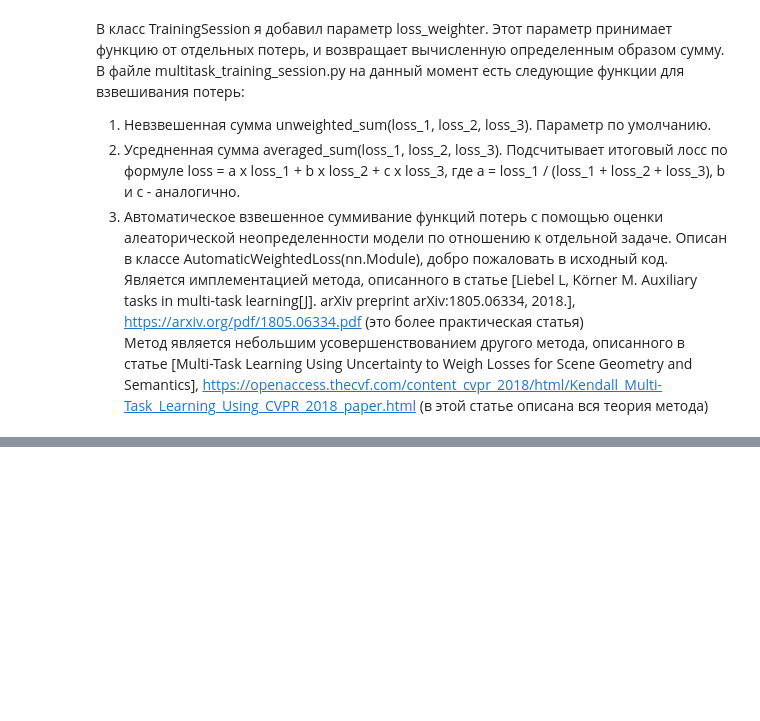
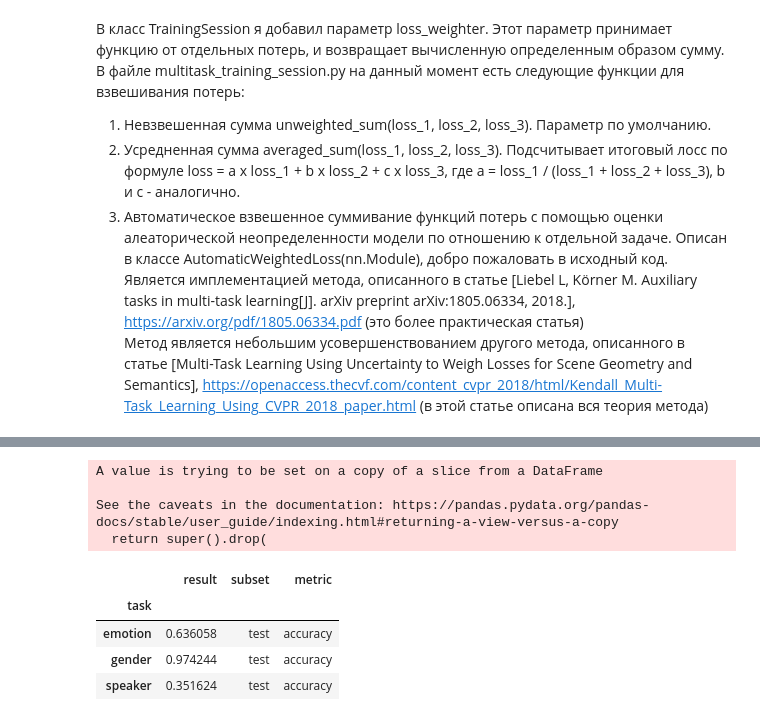
Before and after one commit to iamryabinov/SER_neuro, a Jupyter notebook: multi_try.ipynb, the cells around one changed output, grey strips where cells are left out. Cells and saved outputs as stored; diff of their text form; code cells hidden in the pictures; blank space fills up the shorter version.

```diff
--- a/multi_try.ipynb
+++ b/multi_try.ipynb
@@ -167,0 +275,11 @@ results_test_accuracy.groupby('task').max()
+# %%
+train_ds = ds.IemocapDataset(  # Без препроцессинга, тренировочный
+    PATH_TO_PICKLE, IEMOCAP_PATH_TO_WAVS, IEMOCAP_PATH_TO_EGEMAPS, IEMOCAP_PATH_FOR_PARSER,
+    base_name='IEMOCAP-4', label_type='four', mode='train', preprocessing=False,
+    augmentation=True, padding='repeat', spectrogram_shape=224, spectrogram_type='melspec', tasks=('emotion', 'speaker', 'gender')
+)
+test_ds = ds.IemocapDataset(  # Без препроцессинга, тестовый
+    PATH_TO_PICKLE, IEMOCAP_PATH_TO_WAVS, IEMOCAP_PATH_TO_EGEMAPS, IEMOCAP_PATH_FOR_PARSER,
+    base_name='IEMOCAP-4', label_type='four', mode='test', preprocessing=False,
+    augmentation=True, padding='repeat', spectrogram_shape=224, spectrogram_type='melspec', tasks=('emotion', 'speaker', 'gender')
+)
@@ -167,0 +291,23 @@ results_test_accuracy.groupby('task').max()
+# %%
+model = md_multi.AlexNetMultiTask(4, 10, 2)
+awl = AutomaticWeightedLoss(num=3)
+optimizer = torch.optim.Adam([
+                {'params': model.parameters(), 'lr': 3e-6},
+                {'params': awl.parameters(), 'weight_decay': 0}
+            ])
+device = torch.device("cuda" if torch.cuda.is_available() else "cpu")
+# device = torch.device("cpu")
+criterion = nn.CrossEntropyLoss()
+ts = TrainingSession(name='UncertaintyWeighting',
+                      model=model,
+                      train_dataset=train_ds,
+                      test_dataset=test_ds,
+                      criterion=criterion,
+                      optimizer=optimizer,
+                      num_epochs=400,
+                      batch_size=32,
+                      device=device,
+                     path_to_weights=WEIGHTS_FOLDER,
+                     path_to_results=RESULTS_FOLDER,
+                    loss_weighter=awl  # Из файла multitask_training_session.py
+                    )
@@ -167,0 +366,16 @@ results_test_accuracy.groupby('task').max()
+# %%
+results = pd.read_csv(os.path.join(ts.path_to_results, f'{ts.name}_results.csv'), delimiter=';')
+results_test = results.loc[results['subset']=='test']
+results_test_accuracy = results_test.loc[results_test['metric']=='accuracy']
+results_test_accuracy.drop('epoch', axis=1, inplace=True)
+results_test_accuracy.groupby('task').max()
+# %% [output]
+A value is trying to be set on a copy of a slice from a DataFrame
+
+See the caveats in the documentation: https://pandas.pydata.org/pandas-docs/stable/user_guide/indexing.html#returning-a-view-versus-a-copy
+  return super().drop(
+|  | result | subset | metric |
+| task |  |  |  |
+| emotion | 0.636058 | test | accuracy |
+| gender | 0.974244 | test | accuracy |
+| speaker | 0.351624 | test | accuracy |
```
Also changed, not shown: parts of 19 cells of this notebook, 4 other files.
